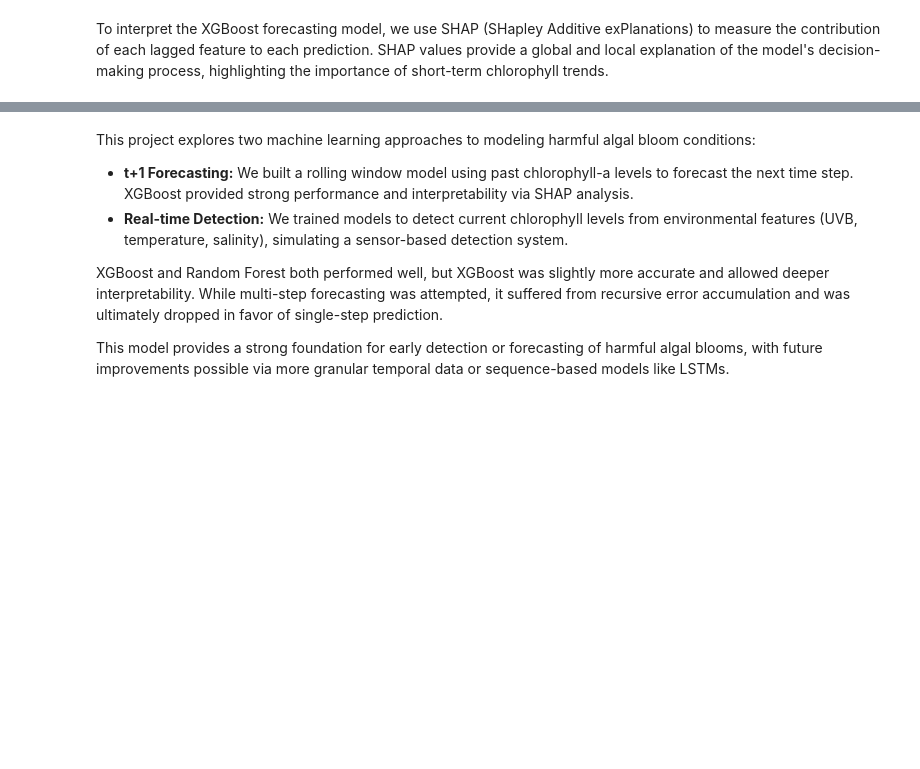
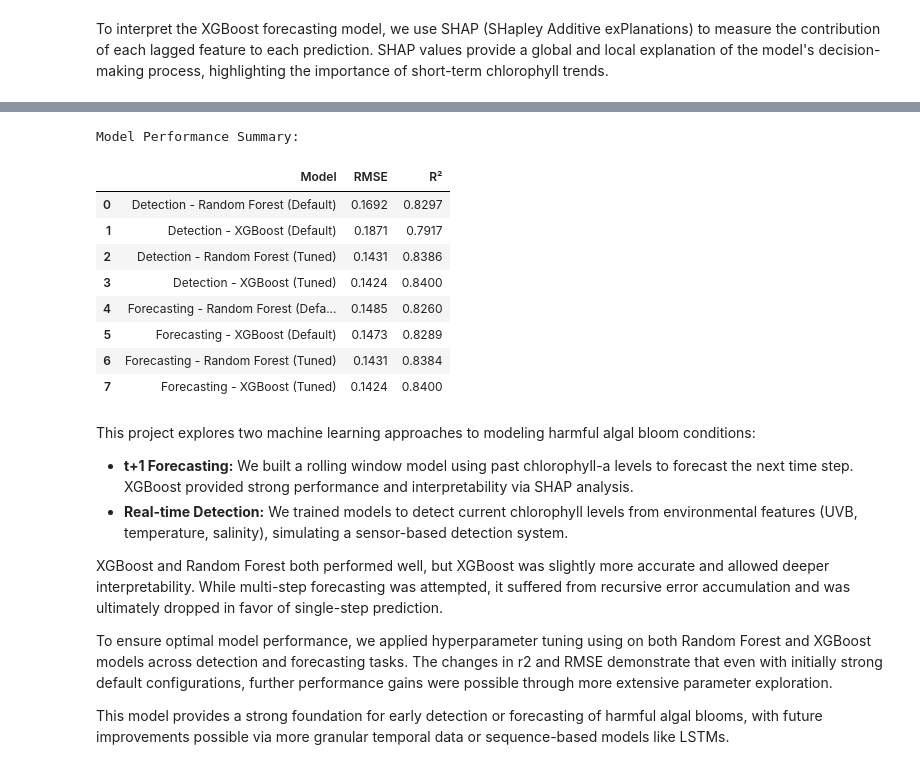
Before and after one commit to vyomvaidya/forecasting-and-detecting-harmful-algal-blooms-using-ML, a Jupyter notebook: HAB_Forecasting_and_Detection_ML.ipynb, the cells around one changed output, grey strips where cells are left out. Saved outputs shown, nothing was run; the diff lists cells and outputs as text; code cells hidden in the pictures; blank space fills up the shorter version.

```diff
--- a/HAB_Forecasting_and_Detection_ML.ipynb
+++ b/HAB_Forecasting_and_Detection_ML.ipynb
@@ -53,15 +60,13 @@ X_train, X_test, y_train, y_test = train_test_split(X, y, test_size=0.2, random_
 rf_model = RandomForestRegressor(n_estimators=100, random_state=42)
 rf_model.fit(X_train, y_train)
 rf_pred = rf_model.predict(X_test)
-rf_mse = mean_squared_error(y_test, rf_pred)
-rf_rmse = np.sqrt(rf_mse)
+rf_rmse = np.sqrt(mean_squared_error(y_test, rf_pred))
 rf_r2 = r2_score(y_test, rf_pred)
 
 xgb_model = XGBRegressor(n_estimators=100, learning_rate=0.1, random_state=42)
 xgb_model.fit(X_train, y_train)
 xgb_pred = xgb_model.predict(X_test)
-xgb_mse = mean_squared_error(y_test, xgb_pred)
-xgb_rmse = np.sqrt(xgb_mse)
+xgb_rmse = np.sqrt(mean_squared_error(y_test, xgb_pred))
 xgb_r2 = r2_score(y_test, xgb_pred)
 
 print("Continuous Chlorophyll-a Prediction (Detection Setup):")
@@ -197,20 +204,19 @@ y_train, y_test = y_roll[:split_idx], y_roll[split_idx:]
 rf_model = RandomForestRegressor(n_estimators=100, random_state=42)
 rf_model.fit(X_train, y_train)
 y_rf_pred = rf_model.predict(X_test)
-rf_mse = mean_squared_error(y_test, y_rf_pred)
-rf_rmse = np.sqrt(rf_mse)
-rf_r2 = r2_score(y_test, y_rf_pred)
+frf_rmse = np.sqrt(mean_squared_error(y_test, y_rf_pred))
+frf_r2 = r2_score(y_test, y_rf_pred)
 
 xgb_model = XGBRegressor(n_estimators=100, learning_rate=0.1, random_state=42)
 xgb_model.fit(X_train, y_train)
 y_xgb_pred = xgb_model.predict(X_test)
 xgb_mse = mean_squared_error(y_test, y_xgb_pred)
-xgb_rmse = np.sqrt(xgb_mse)
-xgb_r2 = r2_score(y_test, y_xgb_pred)
+fxgb_rmse = np.sqrt(xgb_mse)
+fxgb_r2 = r2_score(y_test, y_xgb_pred)
 
 print("t+1 Forecast Accuracy (Rolling Window, window_size = 5):")
-print(f"Random Forest → RMSE: {rf_rmse:.4f}, R²: {rf_r2:.4f}")
-print(f"XGBoost       → RMSE: {xgb_rmse:.4f}, R²: {xgb_r2:.4f}")
+print(f"Random Forest → RMSE: {frf_rmse:.4f}, R²: {frf_r2:.4f}")
+print(f"XGBoost       → RMSE: {fxgb_rmse:.4f}, R²: {fxgb_r2:.4f}")
 
 plt.figure(figsize=(10, 4))
 plt.plot(y_test, label="Actual", linewidth=2)
@@ -243,3 +306,55 @@ shap.summary_plot(shap_values, X_test, feature_names=[f't-{i}' for i in range(X_
+# %%
+import pandas as pd
+
+performance_data = {
+    "Model": [
+        "Detection - Random Forest (Default)",
+        "Detection - XGBoost (Default)",
+        "Detection - Random Forest (Tuned)",
+        "Detection - XGBoost (Tuned)",
+        "Forecasting - Random Forest (Default)",
+        "Forecasting - XGBoost (Default)",
+        "Forecasting - Random Forest (Tuned)",
+        "Forecasting - XGBoost (Tuned)"
+    ],
+    "RMSE": [
+        rf_rmse,                # RF detection
+        xgb_rmse,               # XGB detection
+        rf_tuned_rmse,          # tuned RF detection
+        xgb_tuned_rmse,         # tuned XGB detection
+        frf_rmse,       # RF forecast
+        fxgb_rmse,      # XGB forecast
+        frf_tuned_rmse,       # tuned RF forecast
+        fxgb_tuned_rmse      # tuned XGB forecast
+    ],
+    "R²": [
+        rf_r2,
+        xgb_r2,
+        rf_tuned_r2,
+        xgb_tuned_r2,
+        frf_r2,
+        fxgb_r2,
+        frf_tuned_r2,
+        fxgb_tuned_r2
+    ]
+}
+
+performance_df = pd.DataFrame(performance_data)
+performance_df = performance_df.round(4)  # Round for display
+
+print("Model Performance Summary:")
+display(performance_df)
+# %% [output]
+Model Performance Summary:
+|  | Model | RMSE | R² |
+| 0 | Detection - Random Forest (Default) | 0.1692 | 0.8297 |
+| 1 | Detection - XGBoost (Default) | 0.1871 | 0.7917 |
+| 2 | Detection - Random Forest (Tuned) | 0.1431 | 0.8386 |
+| 3 | Detection - XGBoost (Tuned) | 0.1424 | 0.8400 |
+| 4 | Forecasting - Random Forest (Defa... | 0.1485 | 0.8260 |
+| 5 | Forecasting - XGBoost (Default) | 0.1473 | 0.8289 |
+| 6 | Forecasting - Random Forest (Tuned) | 0.1431 | 0.8384 |
+| 7 | Forecasting - XGBoost (Tuned) | 0.1424 | 0.8400 |
 # %% [markdown]
 This project explores two machine learning approaches to modeling harmful algal bloom conditions:
 
@@ -248,4 +363,6 @@ This project explores two machine learning approaches to modeling harmful algal
 
 XGBoost and Random Forest both performed well, but XGBoost was slightly more accurate and allowed deeper interpretability. While multi-step forecasting was attempted, it suffered from recursive error accumulation and was ultimately dropped in favor of single-step prediction.
 
+To ensure optimal model performance, we applied hyperparameter tuning using on both Random Forest and XGBoost models across detection and forecasting tasks. The changes in r2 and RMSE demonstrate that even with initially strong default configurations, further performance gains were possible through more extensive parameter exploration.
+
 This model provides a strong foundation for early detection or forecasting of harmful algal blooms, with future improvements possible via more granular temporal data or sequence-based models like LSTMs.
```
Also changed, not shown: parts of 7 cells of this notebook.
